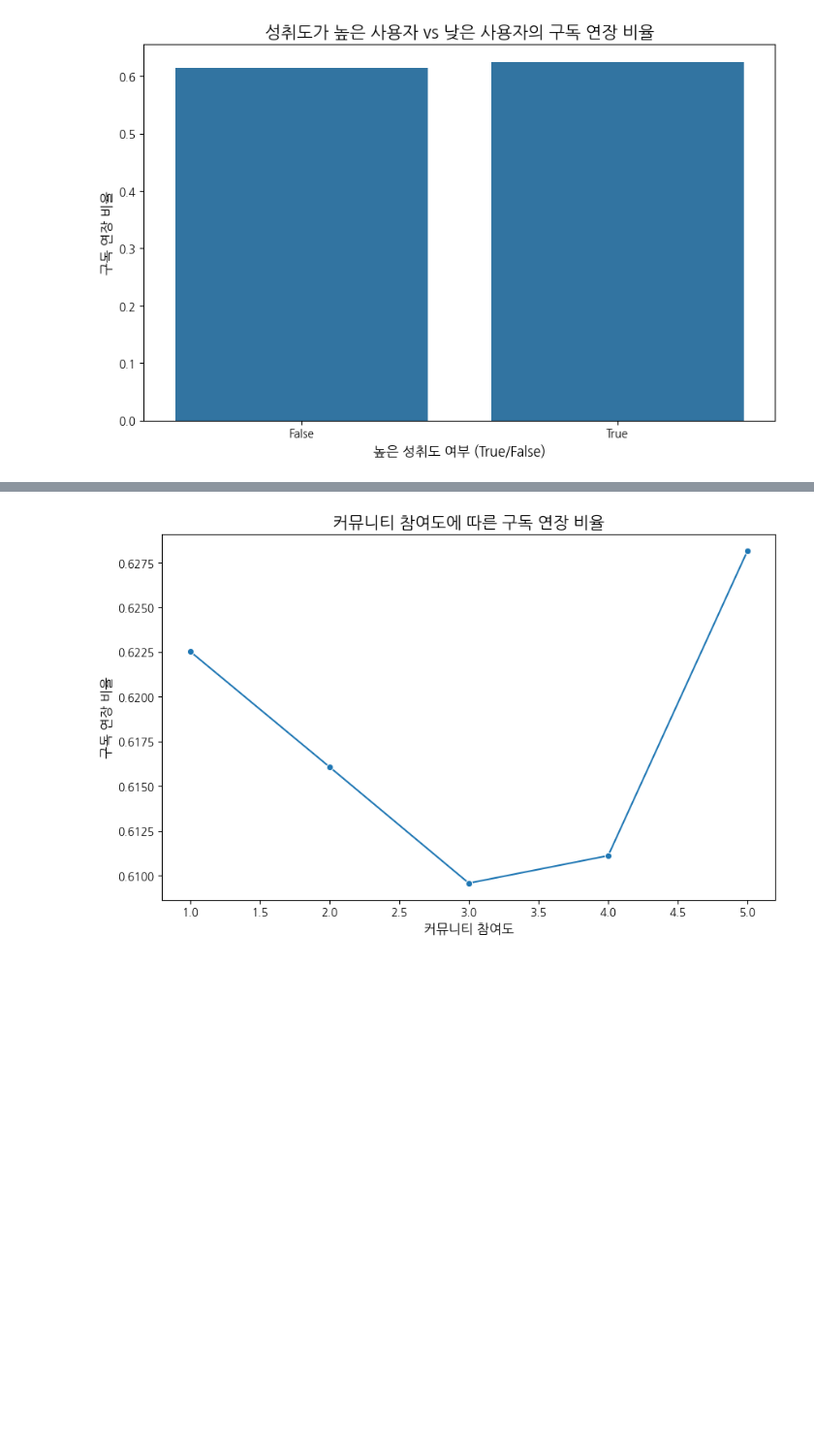
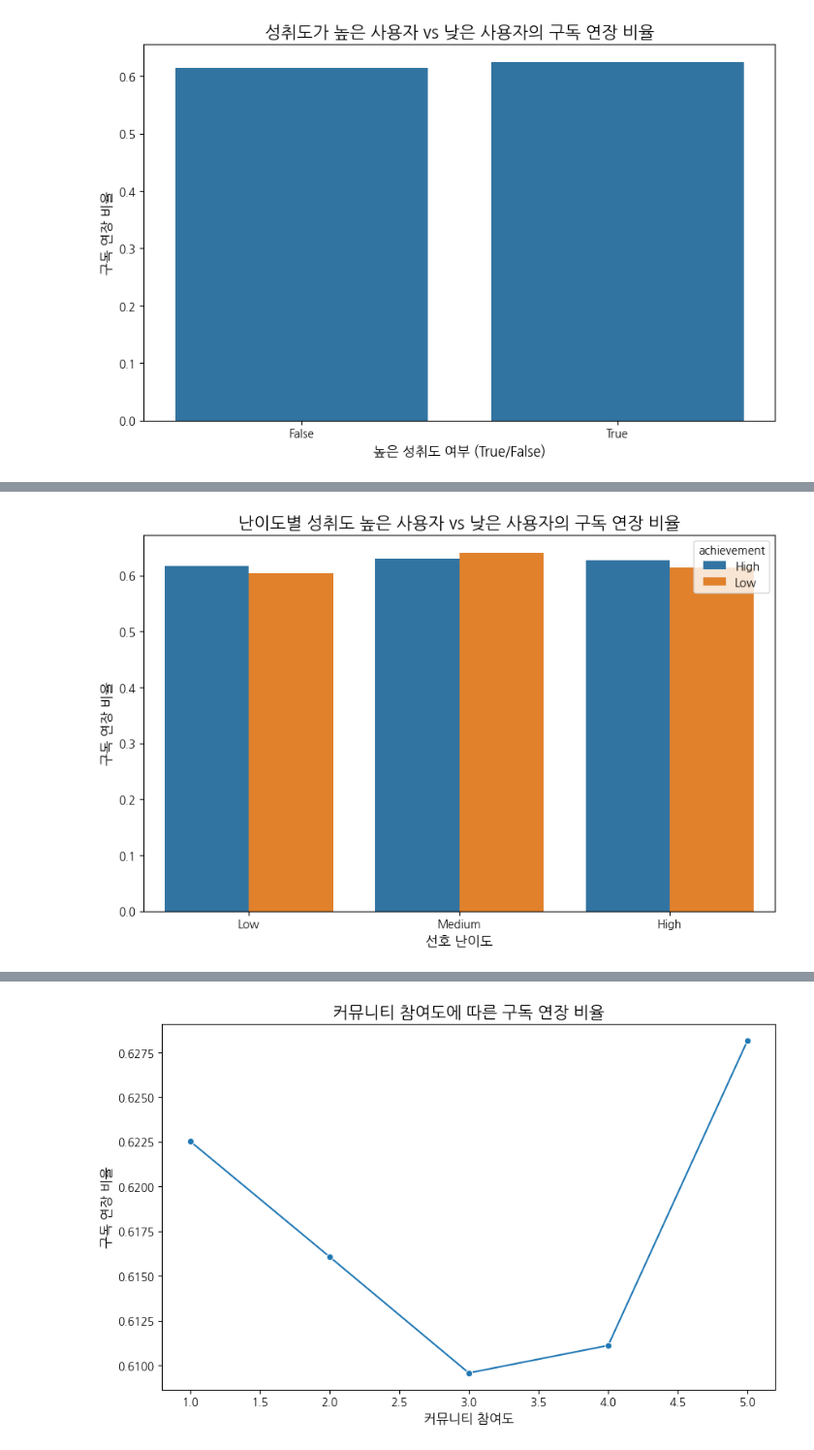
Before and after one commit to Lee-in-jae/wassup_4, a Jupyter notebook: 05_Data_Analysis/DA_Mini_Project.ipynb, the cells around one changed output, grey strips where cells are left out. Shown at 97% size. Drawn from its saved outputs; the diff is of its cells as text; code cells hidden in the pictures; blank space fills up the shorter version.

```diff
--- a/05_Data_Analysis/DA_Mini_Project.ipynb
+++ b/05_Data_Analysis/DA_Mini_Project.ipynb
@@ -155,0 +196,37 @@ plt.show()
+# %%
+
+# 난이도별로 데이터 그룹화
+difficulty_levels = df['preferred_difficulty_level'].unique()
+
+# 난이도별로 성취도 높은 사용자와 낮은 사용자를 구분하고 구독 연장 비율 계산
+results = []
+
+for difficulty in difficulty_levels:
+    # 난이도에 따른 필터링
+    difficulty_group = df[df['preferred_difficulty_level'] == difficulty]
+
+    # 해당 난이도 그룹에서 성취도 높은 사용자와 낮은 사용자 구분 (평균 기준)
+    high_achievement = difficulty_group['recent_learning_achievement'] > difficulty_group['recent_learning_achievement'].mean()
+
+    # 성취도 높은 사용자 그룹에서 구독 연장 비율 계산
+    high_achievement_target = difficulty_group[high_achievement]['target'].mean()
+
+    # 성취도 낮은 사용자 그룹에서 구독 연장 비율 계산
+    low_achievement_target = difficulty_group[~high_achievement]['target'].mean()
+
+    # 결과 저장 (난이도, 성취도 구분, 구독 연장 비율)
+    results.append({'difficulty': difficulty, 'achievement': 'High', 'subscription_rate': high_achievement_target})
+    results.append({'difficulty': difficulty, 'achievement': 'Low', 'subscription_rate': low_achievement_target})
+
+
+results_df = pd.DataFrame(results)
+
+
+plt.figure(figsize=(10, 6))
+sns.barplot(x='difficulty', y='subscription_rate', hue='achievement', data=results_df)
+plt.title('난이도별 성취도 높은 사용자 vs 낮은 사용자의 구독 연장 비율', fontsize=15)
+plt.xlabel('선호 난이도', fontsize=12)
+plt.ylabel('구독 연장 비율', fontsize=12)
+plt.show()
+# %% [output]
+[figure, added]
```
Also changed, not shown: parts of 14 cells of this notebook.
